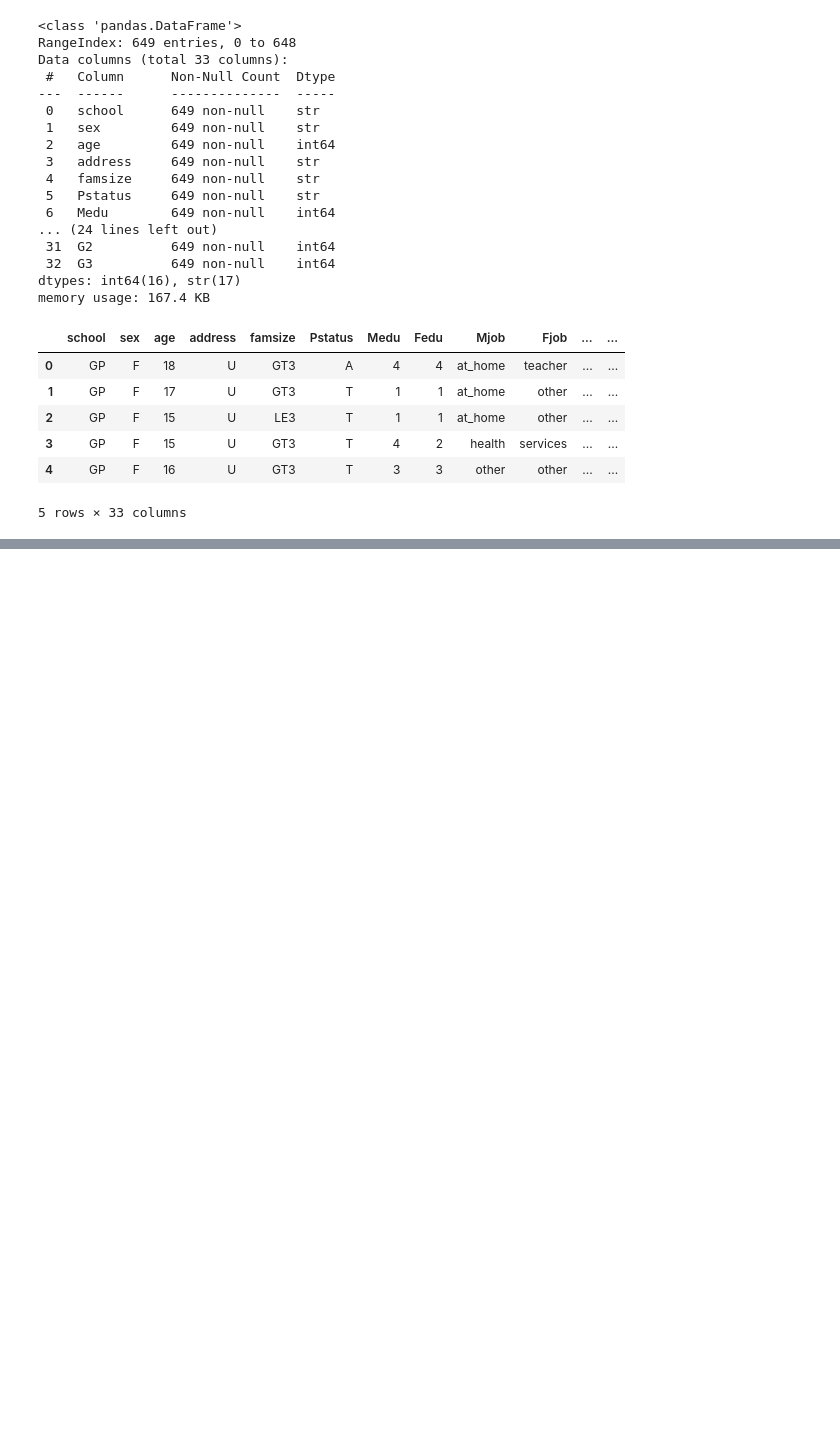
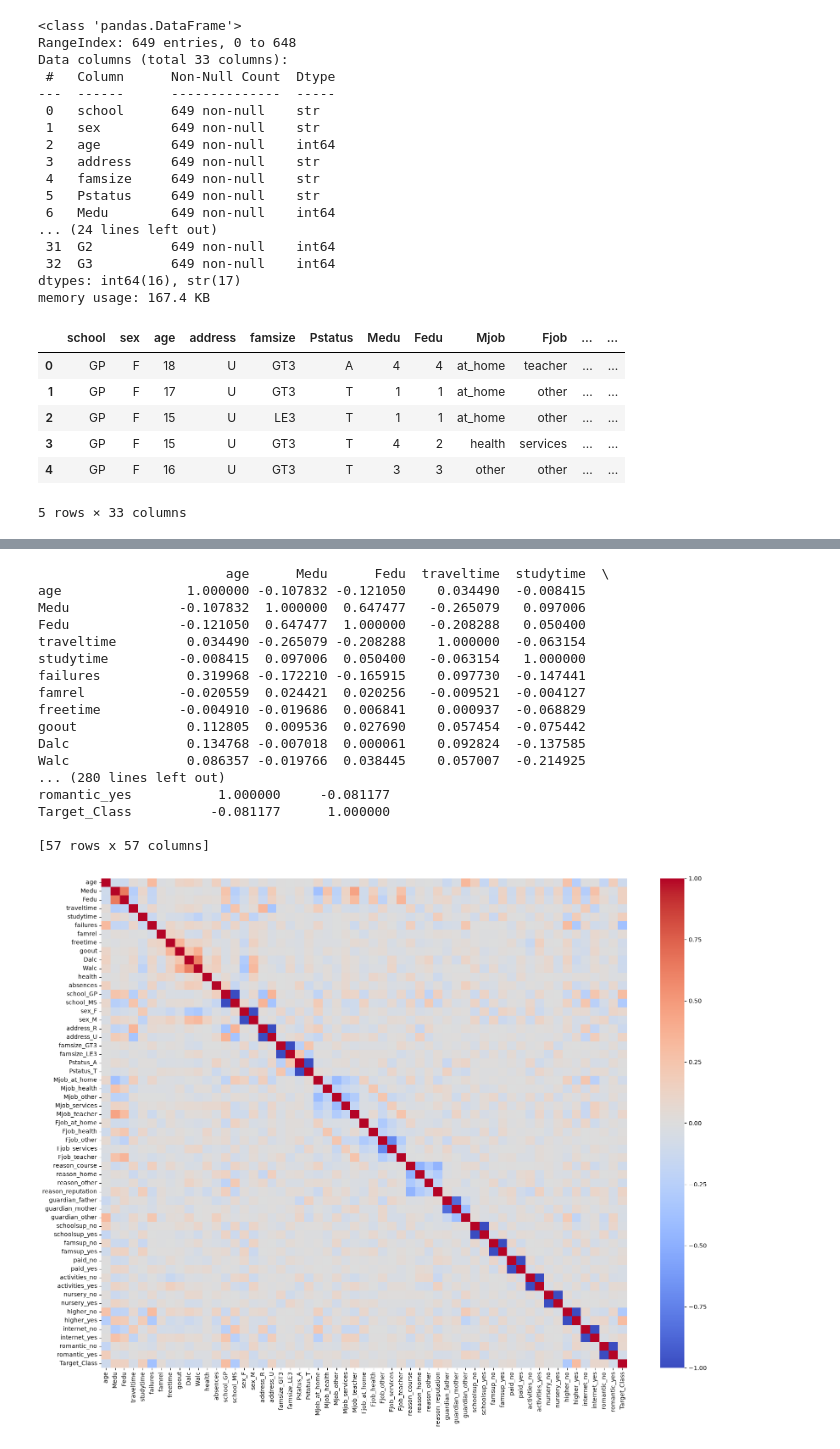
Before and after one commit to azelarabchakour/Data-science-assignments, a Jupyter notebook: Assignment-1/Code/Problem1-Classification.ipynb, the cells around one changed output, grey strips where cells are left out. Saved outputs shown, nothing was run; the diff lists cells and outputs as text; code cells hidden in the pictures; blank space fills up the shorter version.

```diff
--- a/Assignment-1/Code/Problem1-Classification.ipynb
+++ b/Assignment-1/Code/Problem1-Classification.ipynb
@@ -53,0 +75,15 @@ data.describe()
+# %%
+# 6) Look at data types of the variables. Are there any categorical variable you need to encode? Execute
+# necessary transformations. Drop some columns if necessary, when recommended in your individual
+# variant or the variables are not suitable for the prediction (e.g., Ids, person names).
+
+# => let's drop the 'G1' and 'G2' variables because it makes no sense if we keep them, the model will have
+# always a 100% accuracy, then for the encoding, we can easily encode the binary variables such as 'school',
+# 'sex', 'adress' and so on, and also the nominal variables
+
+X = X.drop(['G1','G2'], axis=1)
+le = LabelEncoder()
+Y_encoded = le.fit_transform(Y)
+
+X_encoded = pd.get_dummies(X, dtype=int)
+X_encoded.info()
@@ -53,0 +111,31 @@ data.describe()
+# %%
+# 8) Check the dependences between each of the independent variable and the target variable and among
+# the independent variables. Output correlation table and corresponding heatmap results.
+
+corr_data = X_encoded.copy()
+corr_data['Target_Class'] = Y_encoded
+
+corr_table = corr_data.corr()
+print(corr_table)
+plt.figure(figsize=(20, 15))
+sns.heatmap(corr_table, annot=False, cmap='coolwarm')
+plt.show()
+# %% [output]
+                        age      Medu      Fedu  traveltime  studytime  \
+age                1.000000 -0.107832 -0.121050    0.034490  -0.008415
+Medu              -0.107832  1.000000  0.647477   -0.265079   0.097006
+Fedu              -0.121050  0.647477  1.000000   -0.208288   0.050400
+traveltime         0.034490 -0.265079 -0.208288    1.000000  -0.063154
+studytime         -0.008415  0.097006  0.050400   -0.063154   1.000000
+failures           0.319968 -0.172210 -0.165915    0.097730  -0.147441
+famrel            -0.020559  0.024421  0.020256   -0.009521  -0.004127
+freetime          -0.004910 -0.019686  0.006841    0.000937  -0.068829
+goout              0.112805  0.009536  0.027690    0.057454  -0.075442
+Dalc               0.134768 -0.007018  0.000061    0.092824  -0.137585
+Walc               0.086357 -0.019766  0.038445    0.057007  -0.214925
+... (280 lines left out)
+romantic_yes           1.000000     -0.081177
+Target_Class          -0.081177      1.000000
+
+[57 rows x 57 columns]
+[figure, added]
```
Also changed, not shown: parts of 5 cells of this notebook, 1 other file.
